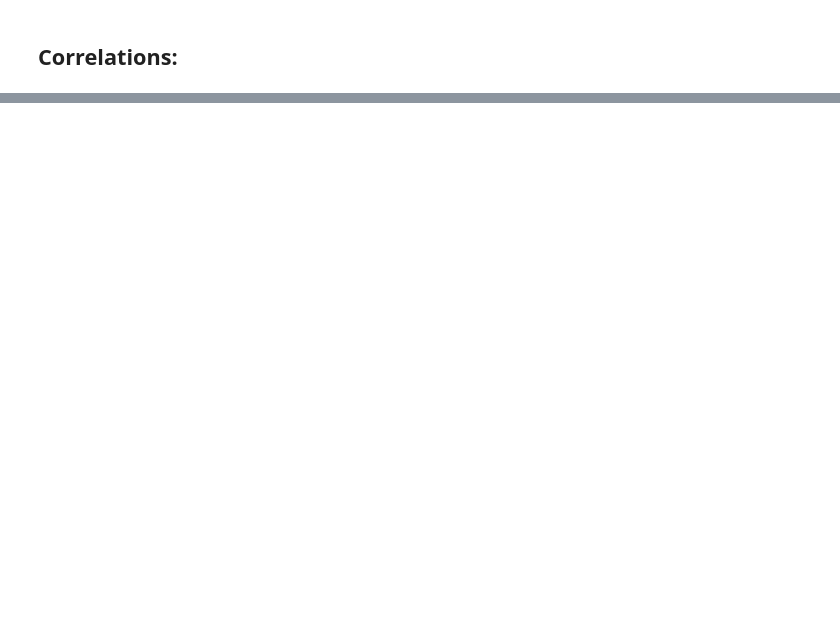
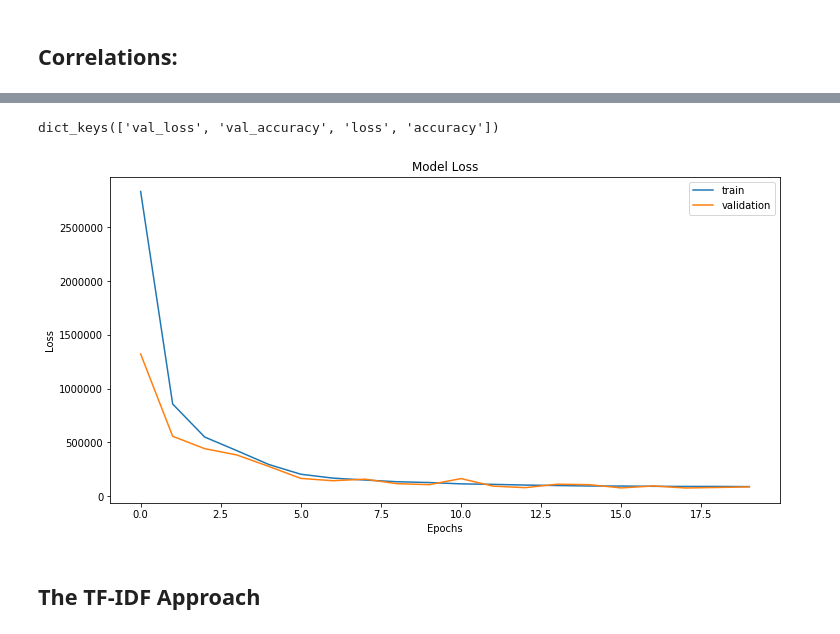
Before and after one commit to umairgillani93/DS-projects, a Jupyter notebook: Web_Traffic_Predictions/Click Predictions(Dropping Date, Keyword, plus dropping all the Zeros values for CPC # 3).ipynb, the cells around one changed output, grey strips where cells are left out. Saved outputs shown, nothing was run; the diff lists cells and outputs as text; code cells hidden in the pictures; blank space fills up the shorter version.

```diff
--- a/Web_Traffic_Predictions/Click Predictions(Dropping Date, Keyword, plus dropping all the Zeros values for CPC # 3).ipynb
+++ b/Web_Traffic_Predictions/Click Predictions(Dropping Date, Keyword, plus dropping all the Zeros values for CPC # 3).ipynb
@@ -523,0 +391,36 @@ print(min_entry_len_previous)
+# %%
+inputA = Input(shape=(6,))
+inputB = Input(shape=(724,))
+
+# the first branch operates on the first input
+x = Dense(8, activation="relu")(inputA)
+x = Dense(8, activation="relu")(x)
+x = Dense(8, activation = "relu")(x)
+x = Dense(1, activation = "linear")(x)
+x = Model(inputs=inputA, outputs=x)
+
+# the second branch opreates on the second input
+y = Dense(64, activation="relu")(inputB)
+y = Dense(32, activation="relu")(y)
+y = Dense(16, activation="relu")(y)
+y = Dense(4, activation = "linear")(y)
+y = Model(inputs=inputB, outputs=y)
+
+# combine the output of the two branches
+combined = concatenate([x.output, y.output])
+
+# apply a FC layer and then a regression prediction on the
+# combined outputs
+z = Dense(8, activation="relu")(combined)
+z = Dense(8, activation="relu")(z)
+z = Dense(8, activation = "relu")(z)
+z = Dense(1, activation = "linear")(z)
+
+# our model will accept the inputs of the two branches and
+# then output a single value
+model = Model(inputs=[x.input, y.input], outputs=z)
+# %%
+model.compile(optimizer = 'adam', loss = 'mse', metrics = ['accuracy'])
+# %%
+history = model.fit([X_train, X_text_train], y_train,
+                   validation_data = ([X_test, X_text_test], y_test), epochs = 20, batch_size = 64)
@@ -523,0 +445,17 @@ print(min_entry_len_previous)
+# %%
+history.history.keys()
+# %% [output]
+dict_keys(['val_loss', 'val_accuracy', 'loss', 'accuracy'])
+# %%
+plt.figure(figsize = (12,6))
+plt.plot(history.history['loss'])
+plt.plot(history.history['val_loss'])
+plt.title('Model Loss')
+plt.ylabel('Loss')
+plt.xlabel('Epochs')
+plt.legend(['train', 'validation'], loc = 'upper_right')
+plt.show()
+# %% [output]
+[figure, added]
+# %% [markdown]
+## The TF-IDF Approach
```
Also changed, not shown: parts of 91 cells of this notebook, 1 other file.
